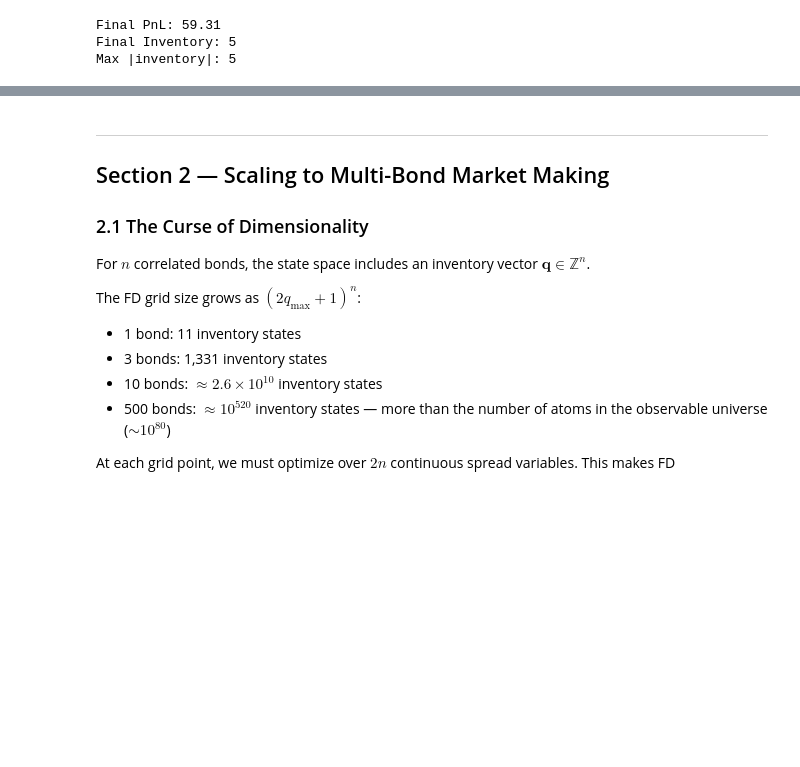
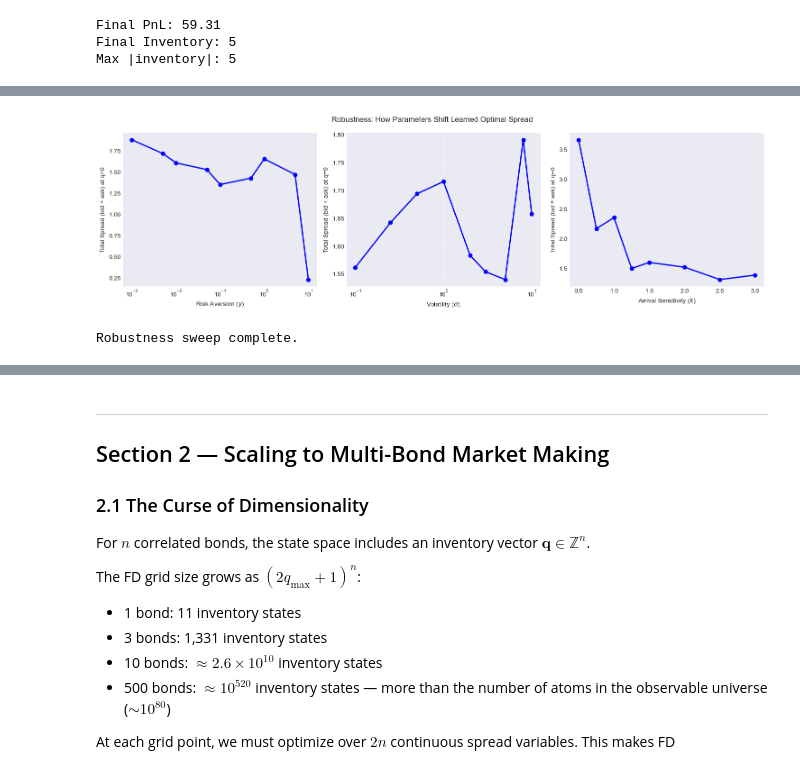
Before and after one commit to Casazza24/Portfolio-Projects, a Jupyter notebook: rl-bond-market-making/rl_market_making_PyTorch.ipynb, the cells around one changed output, grey strips where cells are left out. Cells and saved outputs as stored; diff of their text form; code cells hidden in the pictures; blank space fills up the shorter version.

```diff
--- a/rl-bond-market-making/rl_market_making_PyTorch.ipynb
+++ b/rl-bond-market-making/rl_market_making_PyTorch.ipynb
@@ -606,3 +615,50 @@ Max |inventory|: 5
+# %%
+# Run the parallel sweep (or load cached results)
+import json as _json
+import os as _os
+
+results_file = 'sweep_results.json'
+
+if not _os.path.exists(results_file):
+    print('Run this first in terminal:  python robustness_sweep.py')
+    print('It trains 15 agents in parallel across CPU cores.')
+else:
+    with open(results_file) as f:
+        all_results = _json.load(f)
+
+    gamma_sweep = sorted([r for r in all_results if r['param_name'] == 'gamma'], key=lambda x: x['param_value'])
+    sigma_sweep = sorted([r for r in all_results if r['param_name'] == 'sigma'], key=lambda x: x['param_value'])
+    k_sweep = sorted([r for r in all_results if r['param_name'] == 'k'], key=lambda x: x['param_value'])
+
+    fig, axes = plt.subplots(1, 3, figsize=(15, 4.5))
+    fig.suptitle('Robustness: How Parameters Shift Learned Optimal Spread')
+
+    sweeps = [
+        (gamma_sweep, r'Risk Aversion ($\gamma$)'),
+        (sigma_sweep, r'Volatility ($\sigma$)'),
+        (k_sweep, r'Arrival Sensitivity ($k$)'),
+    ]
+
+    for ax, (data, title) in zip(axes, sweeps):
+        vals = [d['param_value'] for d in data]
+        totals = [d['mean_total_spread'] for d in data]
+        ax.plot(vals, totals, 'b-o', markersize=6, linewidth=2)
+        ax.set_xlabel(title)
+        ax.set_ylabel('Total Spread (bid + ask) at q=0')
+        ax.grid(alpha=0.3)
+        ax.set_xscale('log')
+
+    # k sweep is not log-scale
+    axes[2].set_xscale('linear')
+
+
+    plt.tight_layout()
+    plt.savefig('robustness_sweep.png', dpi=150, bbox_inches='tight')
+    plt.show()
+    print('Robustness sweep complete.')
+# %% [output]
+[figure, added]
+Robustness sweep complete.
 # %% [markdown]
 ### Section 1 Summary
 
```
Also changed, not shown: parts of 18 cells of this notebook, 7 other files.
